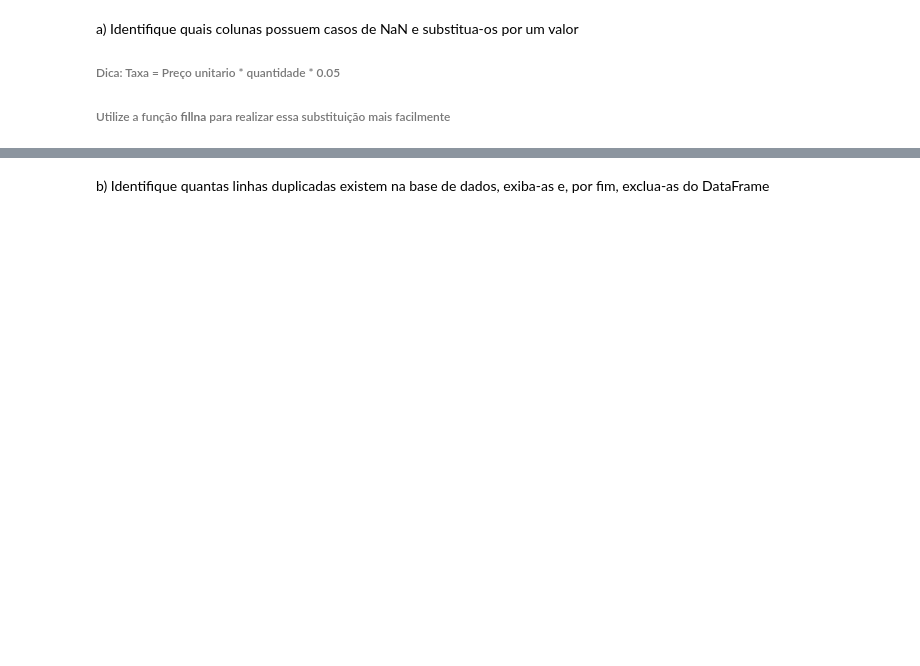
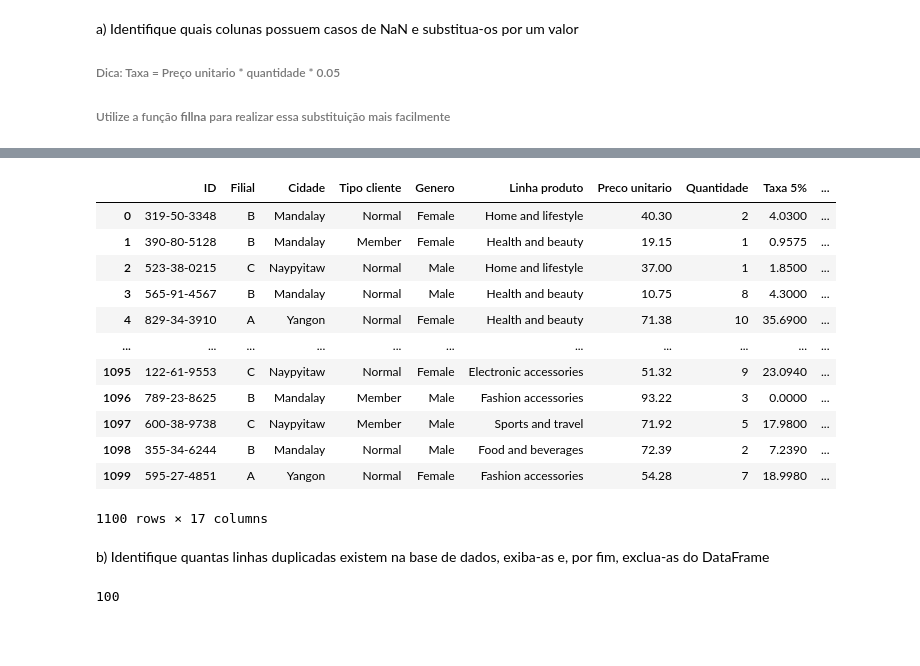
Before and after one commit to vitor-tatiama/CursoPython-Grupo2, a Jupyter notebook: Grupo/Lista6_Pandas.ipynb, the cells around one changed output, grey strips where cells are left out. Drawn from its saved outputs; the diff is of its cells as text; code cells hidden in the pictures; blank space fills up the shorter version.

```diff
--- a/Grupo/Lista6_Pandas.ipynb
+++ b/Grupo/Lista6_Pandas.ipynb
@@ -118,3 +197,6 @@ a) Identifique quais colunas possuem casos de NaN e substitua-os por um valor
 ###### Utilize a função **fillna** para realizar essa substituição mais facilmente
 # %%
 ##### SEU CODIGO COMECA AQUI #####
+
+df = pd.read_csv("data_pandas.csv", sep = ",")
+df.isna().sum()
@@ -121,10 +222,30 @@ a) Identifique quais colunas possuem casos de NaN e substitua-os por um valor
 # %%
 ##### SEU CODIGO COMECA AQUI #####
+
+df.fillna(0)
+# %% [output]
+|  | ID | Filial | Cidade | Tipo cliente | Genero | Linha produto | Preco unitario | Quantidade | Taxa 5% | ... |
+| 0 | 319-50-3348 | B | Mandalay | Normal | Female | Home and lifestyle | 40.30 | 2 | 4.0300 | ... |
+| 1 | 390-80-5128 | B | Mandalay | Member | Female | Health and beauty | 19.15 | 1 | 0.9575 | ... |
+| 2 | 523-38-0215 | C | Naypyitaw | Normal | Male | Home and lifestyle | 37.00 | 1 | 1.8500 | ... |
+| 3 | 565-91-4567 | B | Mandalay | Normal | Male | Health and beauty | 10.75 | 8 | 4.3000 | ... |
+| 4 | 829-34-3910 | A | Yangon | Normal | Female | Health and beauty | 71.38 | 10 | 35.6900 | ... |
+| ... | ... | ... | ... | ... | ... | ... | ... | ... | ... | ... |
+| 1095 | 122-61-9553 | C | Naypyitaw | Normal | Female | Electronic accessories | 51.32 | 9 | 23.0940 | ... |
+| 1096 | 789-23-8625 | B | Mandalay | Member | Male | Fashion accessories | 93.22 | 3 | 0.0000 | ... |
+| 1097 | 600-38-9738 | C | Naypyitaw | Member | Male | Sports and travel | 71.92 | 5 | 17.9800 | ... |
+| 1098 | 355-34-6244 | B | Mandalay | Normal | Male | Food and beverages | 72.39 | 2 | 7.2390 | ... |
+| 1099 | 595-27-4851 | A | Yangon | Normal | Female | Fashion accessories | 54.28 | 7 | 18.9980 | ... |
+1100 rows × 17 columns
 # %%
 ##### SEU CODIGO COMECA AQUI #####
 # %% [markdown]
 b) Identifique quantas linhas duplicadas existem na base de dados, exiba-as e, por fim, exclua-as do DataFrame
 # %%
 ##### SEU CODIGO COMECA AQUI #####
+
+df.duplicated().sum()
+# %% [output]
+100
 # %%
 ##### SEU CODIGO COMECA AQUI #####
```
Also changed, not shown: parts of 15 cells of this notebook.
